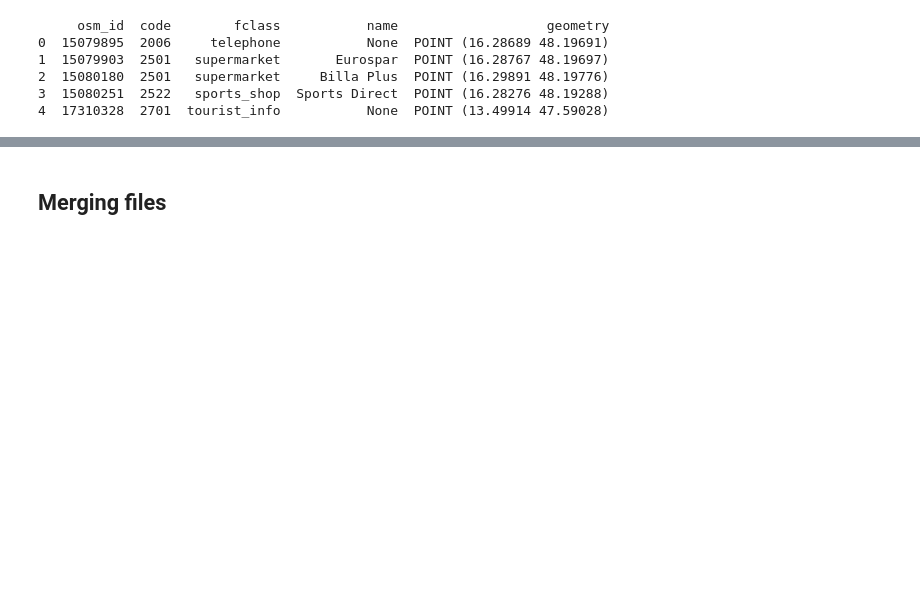
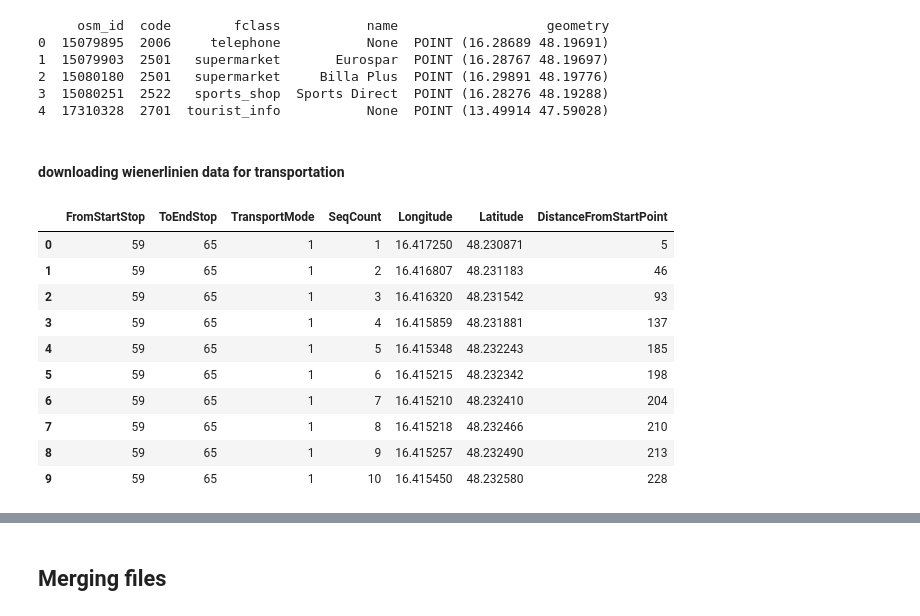
Before and after one commit to katerinadobrynina/DOPP, a Jupyter notebook: DOPP.ipynb, the cells around one changed output, grey strips where cells are left out. Drawn from its saved outputs; the diff is of its cells as text; code cells hidden in the pictures; blank space fills up the shorter version.

```diff
--- a/DOPP.ipynb
+++ b/DOPP.ipynb
@@ -103,3 +98,61 @@ print(pois.head())
 2  15080180  2501   supermarket     Billa Plus  POINT (16.29891 48.19776)
 3  15080251  2522   sports_shop  Sports Direct  POINT (16.28276 48.19288)
 4  17310328  2701  tourist_info           None  POINT (13.49914 47.59028)
+# %% [markdown]
+#### downloading wienerlinien data for transportation
+# %%
+#function for pulling the data from http request
+from io import StringIO
+def fetch_csv_from_http(url):
+    response = requests.get(url)
+    if response.status_code == 200:
+        csv_data = StringIO(response.text)
+    else:
+        return "fetch failed"
+    return csv_data
+# %%
+import pandas as pd
+
+# Load the datasets
+
+fahrwegverlaeufe_url = "http://www.wienerlinien.at/ogd_realtime/doku/ogd/wienerlinien-ogd-fahrwegverlaeufe.csv"
+fahrwegverlaeufe_data = fetch_csv_from_http(fahrwegverlaeufe_url)
+fahrwegverlaeufe = pd.read_csv(fahrwegverlaeufe_data, sep=';')
+
+gps_punkte_url = "https://www.wienerlinien.at/ogd_realtime/doku/ogd/wienerlinien-ogd-gps-punkte.csv"
+gps_punkte_data = fetch_csv_from_http(gps_punkte_url)
+gps_punkte = pd.read_csv(gps_punkte_data, sep=';')
+
+haltepunkte_url = "https://www.wienerlinien.at/ogd_realtime/doku/ogd/wienerlinien-ogd-haltepunkte.csv"
+haltepunkte_data = fetch_csv_from_http(haltepunkte_url)
+haltepunkte = pd.read_csv(haltepunkte_data, sep=';')
+
+haltestellen_url = "https://www.wienerlinien.at/ogd_realtime/doku/ogd/wienerlinien-ogd-haltestellen.csv"
+haltestellen_data = fetch_csv_from_http(haltestellen_url)
+haltestellen = pd.read_csv(haltestellen_data, sep=';')
+
+linien_url = "https://www.wienerlinien.at/ogd_realtime/doku/ogd/wienerlinien-ogd-linien.csv"
+linien_data = fetch_csv_from_http(linien_url)
+linien = pd.read_csv(linien_data, sep=';')
+
+steige_url = "https://www.wienerlinien.at/ogd_realtime/doku/ogd/wienerlinien-ogd-steige.csv"
+steige_data = fetch_csv_from_http(steige_url)
+steige = pd.read_csv(steige_data, sep=';')
+
+verbindungen_url = "https://www.wienerlinien.at/ogd_realtime/doku/ogd/wienerlinien-ogd-verbindungen.csv"
+verbindungen_data = fetch_csv_from_http(verbindungen_url)
+verbindungen = pd.read_csv(verbindungen_data, sep=';')
+# %%
+gps_punkte.head(10)
+# %% [output]
+|  | FromStartStop | ToEndStop | TransportMode | SeqCount | Longitude | Latitude | DistanceFromStartPoint |
+| 0 | 59 | 65 | 1 | 1 | 16.417250 | 48.230871 | 5 |
+| 1 | 59 | 65 | 1 | 2 | 16.416807 | 48.231183 | 46 |
+| 2 | 59 | 65 | 1 | 3 | 16.416320 | 48.231542 | 93 |
+| 3 | 59 | 65 | 1 | 4 | 16.415859 | 48.231881 | 137 |
+| 4 | 59 | 65 | 1 | 5 | 16.415348 | 48.232243 | 185 |
+| 5 | 59 | 65 | 1 | 6 | 16.415215 | 48.232342 | 198 |
+| 6 | 59 | 65 | 1 | 7 | 16.415210 | 48.232410 | 204 |
+| 7 | 59 | 65 | 1 | 8 | 16.415218 | 48.232466 | 210 |
+| 8 | 59 | 65 | 1 | 9 | 16.415257 | 48.232490 | 213 |
+| 9 | 59 | 65 | 1 | 10 | 16.415450 | 48.232580 | 228 |
```
Also changed, not shown: parts of 26 cells of this notebook.
